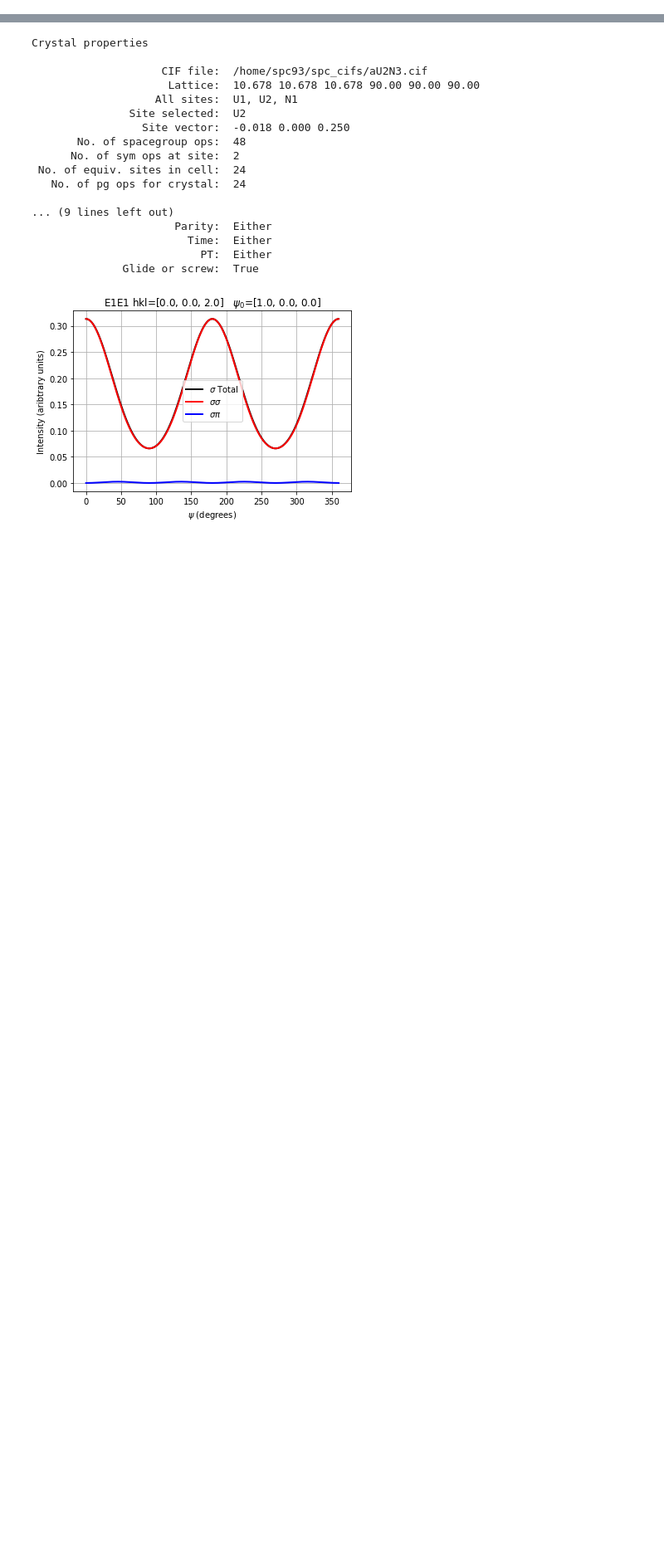
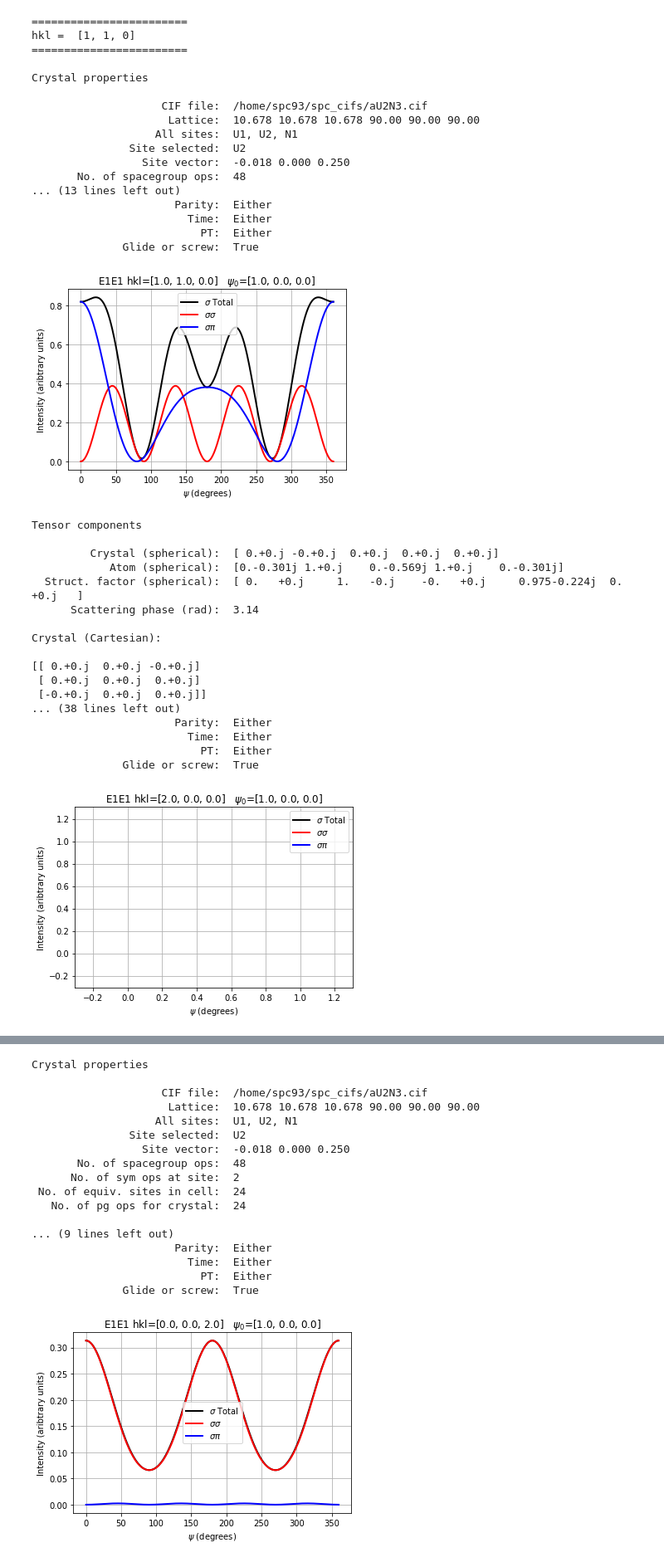
Before and after one commit to spc93/dls_science_users_spc93_python, a Jupyter notebook: U2N3_ATS.ipynb, the cells around one changed output, grey strips where cells are left out. Shown at 83% size. Drawn from its saved outputs; the diff is of its cells as text; code cells hidden in the pictures; blank space fills up the shorter version.

```diff
--- a/U2N3_ATS.ipynb
+++ b/U2N3_ATS.ipynb
@@ -23,0 +1,60 @@ for ref in refs:
+# %%
+import TensorScatteringClass as ten
+import numpy as np
+
+#Here is the cif file for U2N3. The reflections we measured were the [002], [0,1,3], [0,2,2]
+#and the azimuthal reference is [1,0,0].
+
+E_UM5 = 3.552
+
+
+refs=[[1,1,0], [2,0,0], [2,1,1], [2,2,0], [3,1,0], [2,2,2], [3,2,1], [4,0,0], [3,3,0], [4,1,1], [4,2,0], [3,3,2], [4,2,2], [5,1,0], [4,3,1], [5,2,1], [6,0,0], [6,2,2], [8,0,0]]
+
+for ref in refs:
+    print("========================")
+    print("hkl = ", ref)
+    print("========================")
+
+    #t=ten.TensorScatteringClass(CIFfile='/home/spc93/spc_cifs/aU2N3.cif', Site='U1');
+    t=ten.TensorScatteringClass(CIFfile='/home/spc93/spc_cifs/aU2N3.cif', Site='U2');
+    #t=ten.TensorScatteringClass(CIFfile='/home/spc93/spc_cifs/aU2N3_edit_U2x0.cif', Site='U2'); #modified CIF file
+
+    t.PlotIntensityInPolarizationChannels('E1E1', lam=12.4/E_UM5, hkl=np.array(ref), hkln=np.array([1,0,0]), K=2, Time=1, Parity=1, mk=None, lk=None, sk=None, sigmapi='sigma')
+    t.print_tensors()
+# %% [output]
+========================
+hkl =  [1, 1, 0]
+========================
+
+Crystal properties
+
+                    CIF file:  /home/spc93/spc_cifs/aU2N3.cif
+                     Lattice:  10.678 10.678 10.678 90.00 90.00 90.00
+                   All sites:  U1, U2, N1
+               Site selected:  U2
+                 Site vector:  -0.018 0.000 0.250
+       No. of spacegroup ops:  48
+... (13 lines left out)
+                      Parity:  Either
+                        Time:  Either
+                          PT:  Either
+              Glide or screw:  True
+[figure, added]
+Tensor components
+
+         Crystal (spherical):  [ 0.+0.j -0.+0.j  0.+0.j  0.+0.j  0.+0.j]
+            Atom (spherical):  [0.-0.301j 1.+0.j    0.-0.569j 1.+0.j    0.-0.301j]
+  Struct. factor (spherical):  [ 0.   +0.j     1.   -0.j    -0.   +0.j     0.975-0.224j  0.   +0.j   ]
+      Scattering phase (rad):  3.14
+
+Crystal (Cartesian):
+
+[[ 0.+0.j  0.+0.j -0.+0.j]
+ [ 0.+0.j  0.+0.j  0.+0.j]
+ [-0.+0.j  0.+0.j  0.+0.j]]
+... (38 lines left out)
+                      Parity:  Either
+                        Time:  Either
+                          PT:  Either
+              Glide or screw:  True
+[figure, added]
```
Also changed, not shown: parts of 4 cells of this notebook, 52 other files.
